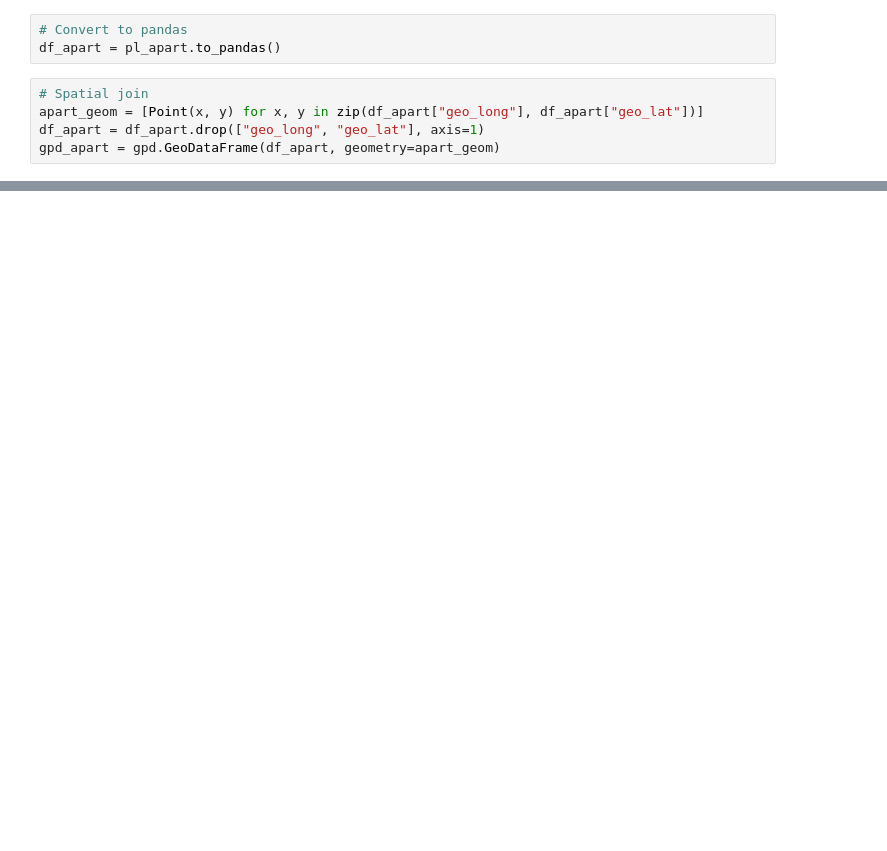
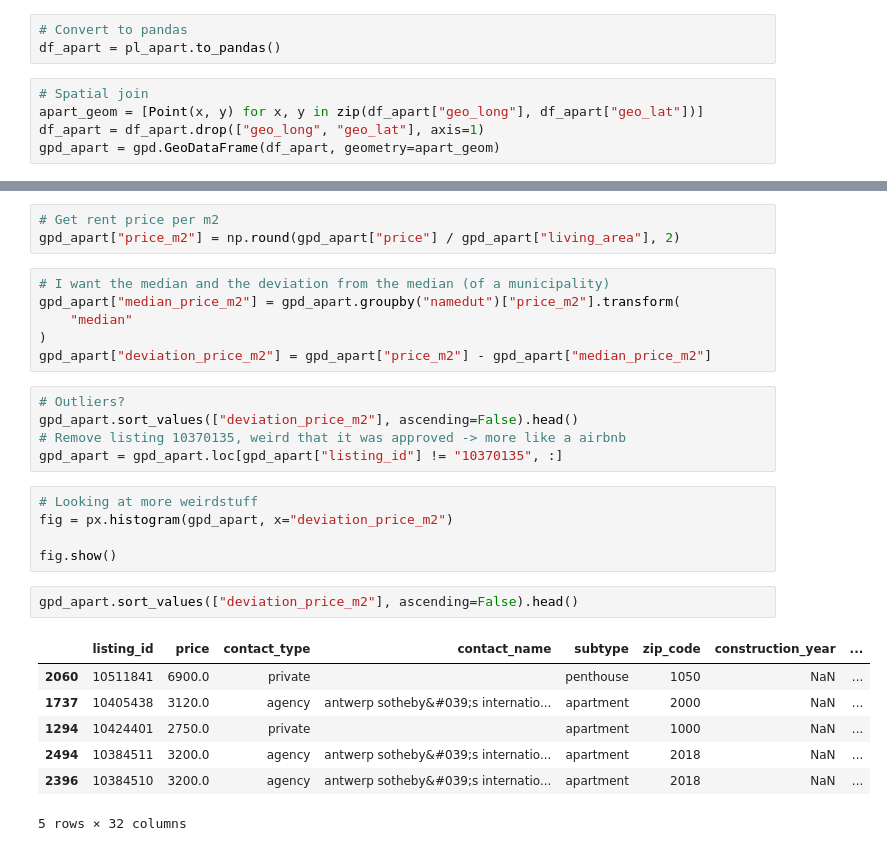
Before and after one commit to marcandre259/immo_report, a Jupyter notebook: notebooks/marki/m2_geo_check.ipynb, the cells around one changed output, grey strips where cells are left out. Drawn from its saved outputs; the diff is of its cells as text; blank space fills up the shorter version.

```diff
--- a/notebooks/marki/m2_geo_check.ipynb
+++ b/notebooks/marki/m2_geo_check.ipynb
@@ -293,0 +328,29 @@ Right CRS: EPSG:4326
+# %%
+# Get rent price per m2
+gpd_apart["price_m2"] = np.round(gpd_apart["price"] / gpd_apart["living_area"], 2)
+# %%
+# I want the median and the deviation from the median (of a municipality)
+gpd_apart["median_price_m2"] = gpd_apart.groupby("namedut")["price_m2"].transform(
+    "median"
+)
+gpd_apart["deviation_price_m2"] = gpd_apart["price_m2"] - gpd_apart["median_price_m2"]
+# %%
+# Outliers?
+gpd_apart.sort_values(["deviation_price_m2"], ascending=False).head()
+# Remove listing 10370135, weird that it was approved -> more like a airbnb
+gpd_apart = gpd_apart.loc[gpd_apart["listing_id"] != "10370135", :]
+# %%
+# Looking at more weirdstuff
+fig = px.histogram(gpd_apart, x="deviation_price_m2")
+
+fig.show()
+# %%
+gpd_apart.sort_values(["deviation_price_m2"], ascending=False).head()
+# %% [output]
+|  | listing_id | price | contact_type | contact_name | subtype | zip_code | construction_year | ... |
+| 2060 | 10511841 | 6900.0 | private |  | penthouse | 1050 | NaN | ... |
+| 1737 | 10405438 | 3120.0 | agency | antwerp sotheby&#039;s internatio... | apartment | 2000 | NaN | ... |
+| 1294 | 10424401 | 2750.0 | private |  | apartment | 1000 | NaN | ... |
+| 2494 | 10384511 | 3200.0 | agency | antwerp sotheby&#039;s internatio... | apartment | 2018 | NaN | ... |
+| 2396 | 10384510 | 3200.0 | agency | antwerp sotheby&#039;s internatio... | apartment | 2018 | NaN | ... |
+5 rows × 32 columns
```
Also changed, not shown: parts of 16 cells of this notebook.
